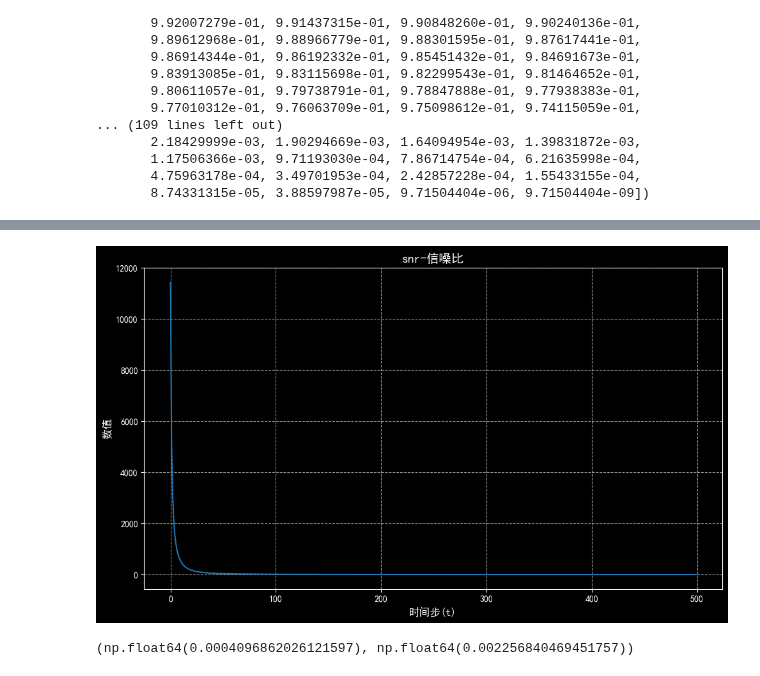
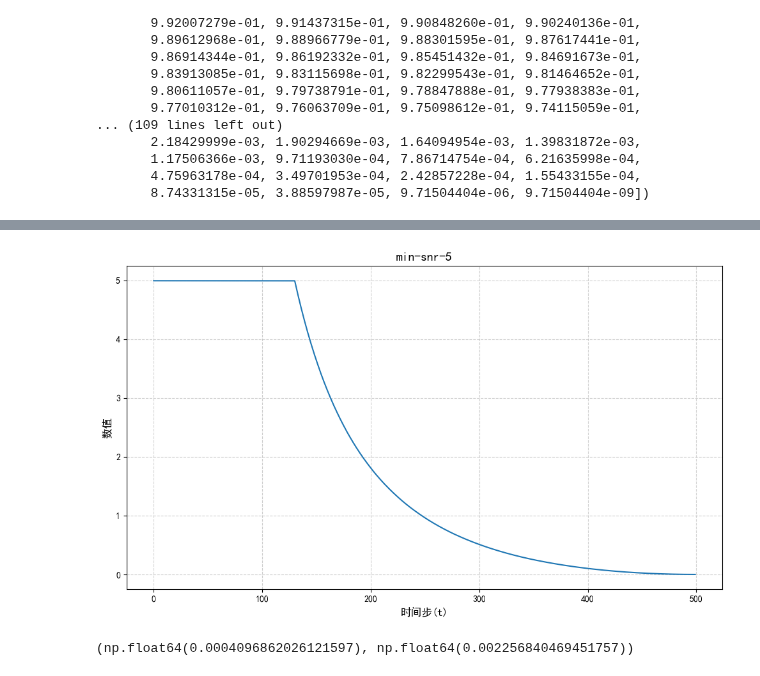
Before and after one commit to ruheyun/tabulargen, a Jupyter notebook: scripts/test.ipynb, the cells around one changed output, grey strips where cells are left out. Drawn from its saved outputs; the diff is of its cells as text; code cells hidden in the pictures.

```diff
--- a/scripts/test.ipynb
+++ b/scripts/test.ipynb
@@ -69,22 +91,24 @@ log_snr = np.log(snr + 1e-8)
+# %%
+w_t = np.minimum(snr, 5)
 # %%
 %matplotlib inline
 import matplotlib.pyplot as plt
 import numpy as np
 
 plt.rcParams['font.sans-serif'] = ['SimHei', 'Microsoft YaHei', 'PingFang SC', 'Arial Unicode MS', 'Noto Sans CJK SC']
 plt.rcParams['axes.unicode_minus'] = False
 
 
 plt.figure(figsize=(10, 6))
-plt.plot(snr, linewidth=1.5, color='#1f77b4')
-plt.title('snr-信噪比', fontsize=14)
+plt.plot(w_t, linewidth=1.5, color='#1f77b4')
+plt.title('min-snr-5', fontsize=14)
 plt.xlabel('时间步(t)', fontsize=12)
 plt.ylabel('数值', fontsize=12)
 plt.grid(True, linestyle='--', alpha=0.6)
 plt.tight_layout()
 plt.show()
 # %% [output]
-[figure, old version]
+[figure, new version]
 # %%
 P_t = np.sqrt(alphas_cumprod * (1 - alphas_cumprod))
 # %%
```
Also changed, not shown: parts of 2 cells of this notebook, 2 other files.
